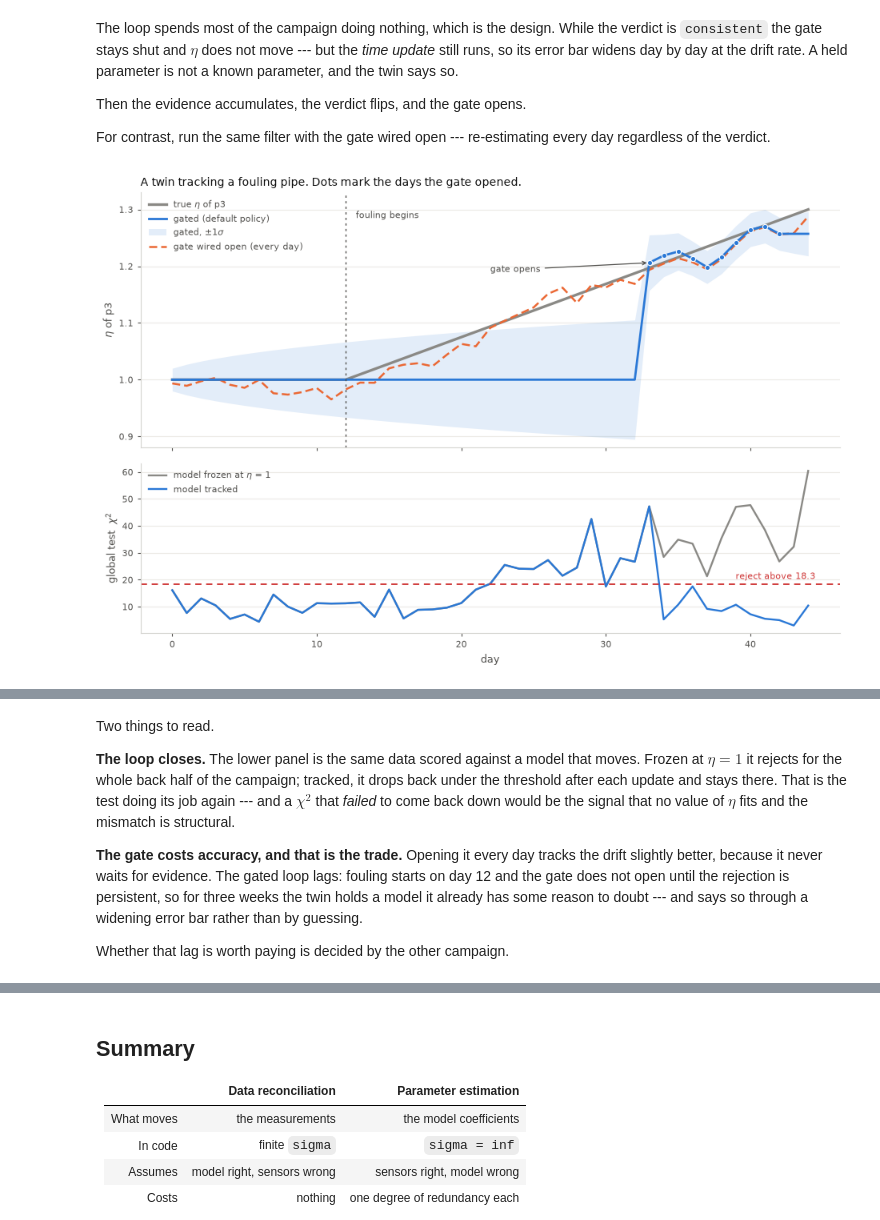
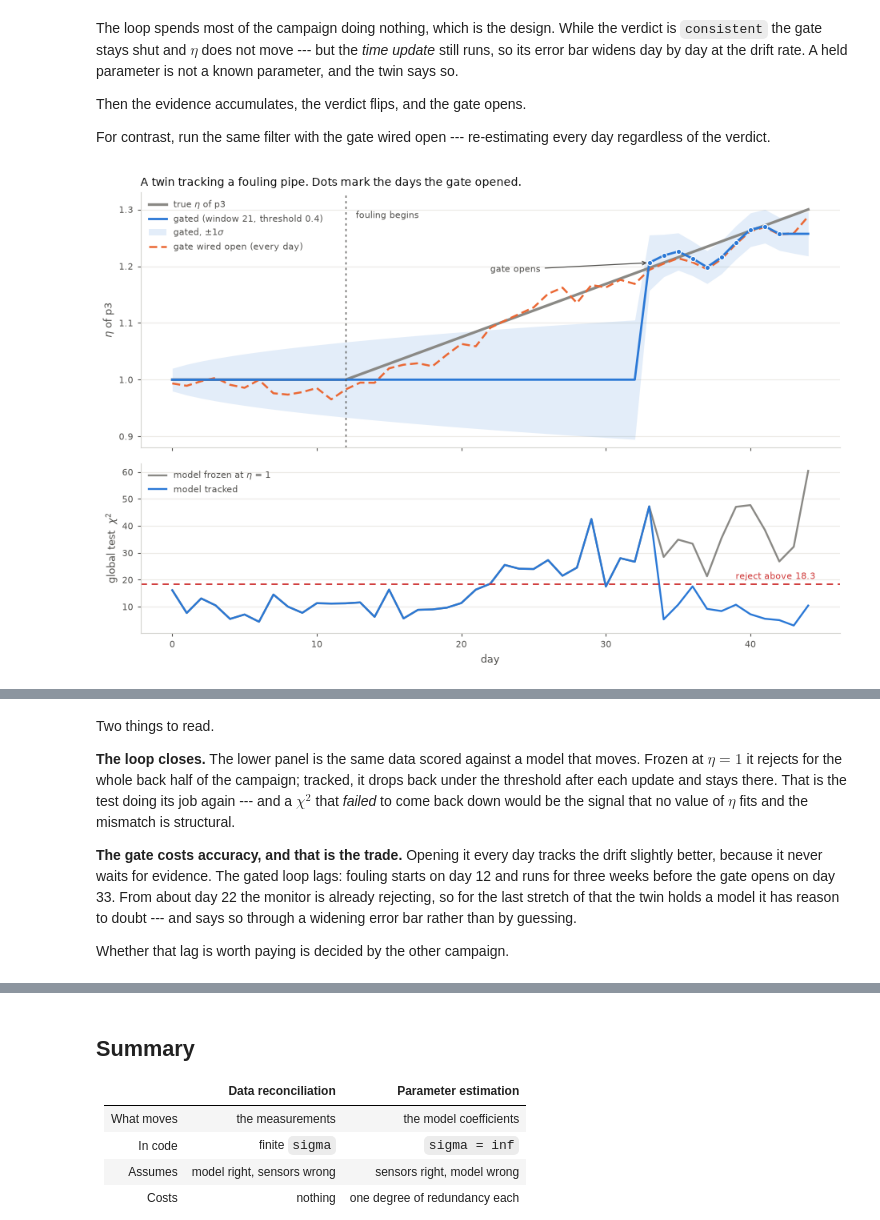
Before and after one commit to jkitchin/differentiable-flowsheets, a Jupyter notebook: examples/29_model_updating.ipynb, the cells around one changed output, grey strips where cells are left out. Drawn from its saved outputs; the diff is of its cells as text; code cells hidden in the pictures.

```diff
--- a/examples/29_model_updating.ipynb
+++ b/examples/29_model_updating.ipynb
@@ -393,13 +421,15 @@ y_bad_eta = layout_eta.embed(y_bad, layout)
 fixed = dg.reconcile_network(model, y_bad, sigma, layout, ratios=RATIOS)
 free = dg.reconcile_network(model, y_bad_eta, sigma_eta, layout_eta, ratios=RATIOS)
 
-print(f"{'':22} {'chi2':>8} {'verdict':>10} {'suspect':>9} {'eta estimate':>14}")
-print("-" * 68)
+print(f"{'':22} {'chi2':>8} {'verdict':>10} {'suspect':>9} {'eta estimate':>16}")
+print("-" * 70)
 for tag, res, eta in [("parameter fixed", fixed, None),
-                      ("parameter free", free, free.x_named["eta_p3"])]:
+                      ("parameter free", free,
+                       (free.x_named["eta_p3"], free.std["eta_p3"]))]:
     g, m = global_test(res), measurement_test(res)
     print(f"{tag:22} {g.statistic:8.2f} {'REJECT' if g.detected else 'accept':>10} "
-          f"{str(m.suspect):>9} {('fixed at 1.000' if eta is None else f'{eta:.3f}'):>14}")
+          f"{str(m.suspect):>9} "
+          f"{('fixed at 1.000' if eta is None else f'{eta[0]:.3f} +- {eta[1]:.3f}'):>16}")
 
 print(f"\nthe pipe is genuinely clean (eta = 1.000)")
 # %% [output]
@@ -520,7 +553,7 @@ ax.fill_between(days, eta_g - sd_g, eta_g + sd_g, color=BLUE, alpha=0.13,
                 linewidth=0, label="gated, $\\pm 1\\sigma$")
 ax.plot(days, eta_u, color=ORANGE, linewidth=1.8, linestyle=(0, (4, 2)),
         label="gate wired open (every day)")
-ax.plot(days, eta_g, color=BLUE, linewidth=2.0, label="gated (default policy)")
+ax.plot(days, eta_g, color=BLUE, linewidth=2.0, label="gated (window 21, threshold 0.4)")
 ax.plot(marks, eta_g[marks], linestyle="none", marker="o", markersize=4.5,
         color=BLUE, markeredgecolor="white", markeredgewidth=0.8)
 ax.axvline(FOUL_START, color=INK_SOFT, linestyle=(0, (2, 3)), linewidth=1)
@@ -532,36 +565,36 @@ ax.set_ylim(0.88, 1.33)          # the held band is wide on purpose
 ax.set_ylabel("$\\eta$ of p3", fontsize=9, color=INK_SOFT)
 ax.set_title("A twin tracking a fouling pipe. Dots mark the days the gate opened.",
              fontsize=10, color=INK, loc="left")
 h, l = ax.get_legend_handles_labels()
-order = [l.index(k) for k in ["true $\\eta$ of p3", "gated (default policy)",
+order = [l.index(k) for k in ["true $\\eta$ of p3", "gated (window 21, threshold 0.4)",
                               "gated, $\\pm 1\\sigma$",
                               "gate wired open (every day)"]]
 ax.legend([h[k] for k in order], [l[k] for k in order], frameon=False,
           fontsize=8, loc="upper left", labelcolor=INK_SOFT)
 tidy(ax)
 
 ax = axes[1]
 ax.plot(days, mon_foul.statistic, color=GREY, linewidth=1.7,
         label="model frozen at $\\eta$ = 1")
 ax.plot(days, tracked.monitor.statistic, color=BLUE, linewidth=1.7,
         label="model tracked")
 ax.axhline(CRIT, color=RED, linestyle=(0, (4, 3)), linewidth=1.4)
 ax.text(DAYS - 0.5, CRIT + 2.0, f"reject above {CRIT:.1f}", fontsize=8,
         color=RED, ha="right")
 ax.set_xlabel("day", fontsize=9, color=INK_SOFT)
 ax.set_ylabel("global test  $\\chi^2$", fontsize=9, color=INK_SOFT)
 ax.legend(frameon=False, fontsize=8, loc="upper left", labelcolor=INK_SOFT)
 tidy(ax)
 
 plt.tight_layout()
 plt.show()
 
 tail = slice(-10, None)
-print(f"{'':26} {'final eta':>10} {'mean |err| last 10 d':>22} {'updates':>9}")
-print("-" * 70)
-for tag, e, r in [("gated (default policy)", eta_g, tracked),
+print(f"{'':34} {'final eta':>10} {'mean |err| last 10 d':>22} {'updates':>9}")
+print("-" * 78)
+for tag, e, r in [("gated (window 21, threshold 0.4)", eta_g, tracked),
                   ("gate wired open", eta_u, ungated)]:
-    print(f"{tag:26} {e[-1]:10.3f} "
+    print(f"{tag:34} {e[-1]:10.3f} "
           f"{np.abs(e[tail] - eta_true[tail]).mean():22.4f} {r.n_updates:9d}")
 # %% [output]
-[figure, old version]
+[figure, new version]
@@ -580,9 +613,10 @@ would be the signal that no value of $\eta$ fits and the mismatch is structural.
 
 **The gate costs accuracy, and that is the trade.** Opening it every day tracks the
 drift slightly better, because it never waits for evidence. The gated loop lags:
-fouling starts on day 12 and the gate does not open until the rejection is
-persistent, so for three weeks the twin holds a model it already has some reason to
-doubt --- and says so through a widening error bar rather than by guessing.
+fouling starts on day 12 and runs for three weeks before the gate opens on day 33.
+From about day 22 the monitor is already rejecting, so for the last stretch of that
+the twin holds a model it has reason to doubt --- and says so through a widening
+error bar rather than by guessing.
 
 Whether that lag is worth paying is decided by the other campaign.
 # %%
```
Also changed, not shown: parts of 14 cells of this notebook, 9 other files.
